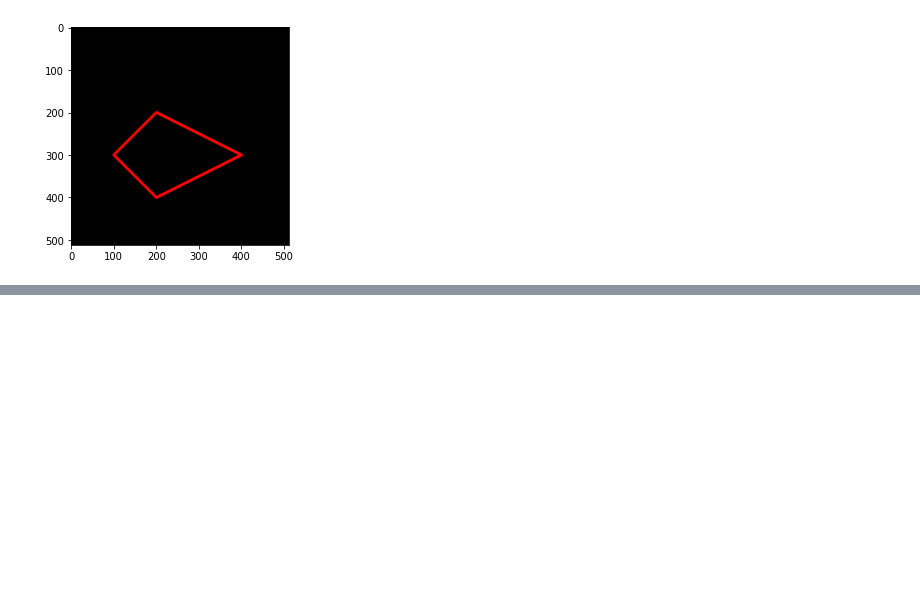
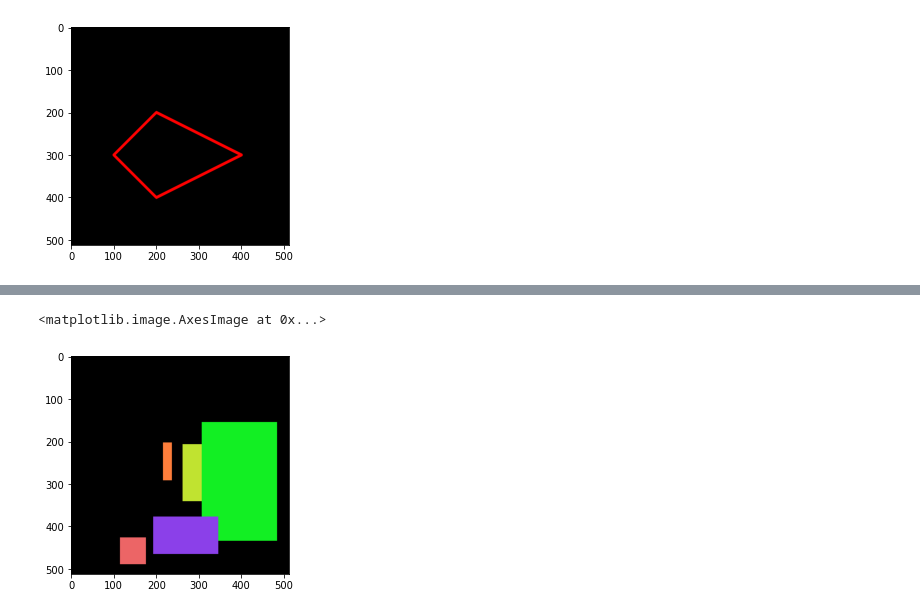
Before and after one commit to NurlailyAsrobika16/PCVK_Genap_2023, a Jupyter notebook: Week2.ipynb, the cells around one changed output, grey strips where cells are left out. Saved outputs shown, nothing was run; the diff lists cells and outputs as text; code cells hidden in the pictures; blank space fills up the shorter version.

```diff
--- a/Week2.ipynb
+++ b/Week2.ipynb
@@ -162,0 +251,12 @@ plt.imshow(black_img2)
+# %%
+box_img = np.zeros((512, 512, 3), dtype=np.uint8)
+for i in range(5):                                                  # membuat 5 kotak dengan ukuran dan warna yang berbeda
+    x1, y1 = np.random.randint(0, 512), np.random.randint(0, 512)   # membuat ukuran dan posisi kotak secara acak
+    x2, y2 = np.random.randint(x1, 512), np.random.randint(y1, 512)
+    color = np.random.randint(0, 255, size=(3,), dtype=np.uint8).tolist() # membuat warna kotak secara acak
+    cv.rectangle(box_img, (x1, y1), (x2, y2), color, thickness=-1)        # membuat kotak pada gambar utama
+
+plt.imshow(box_img)
+# %% [output]
+<matplotlib.image.AxesImage at 0x...>
+[figure, added]
```
Also changed, not shown: parts of 29 cells of this notebook.
